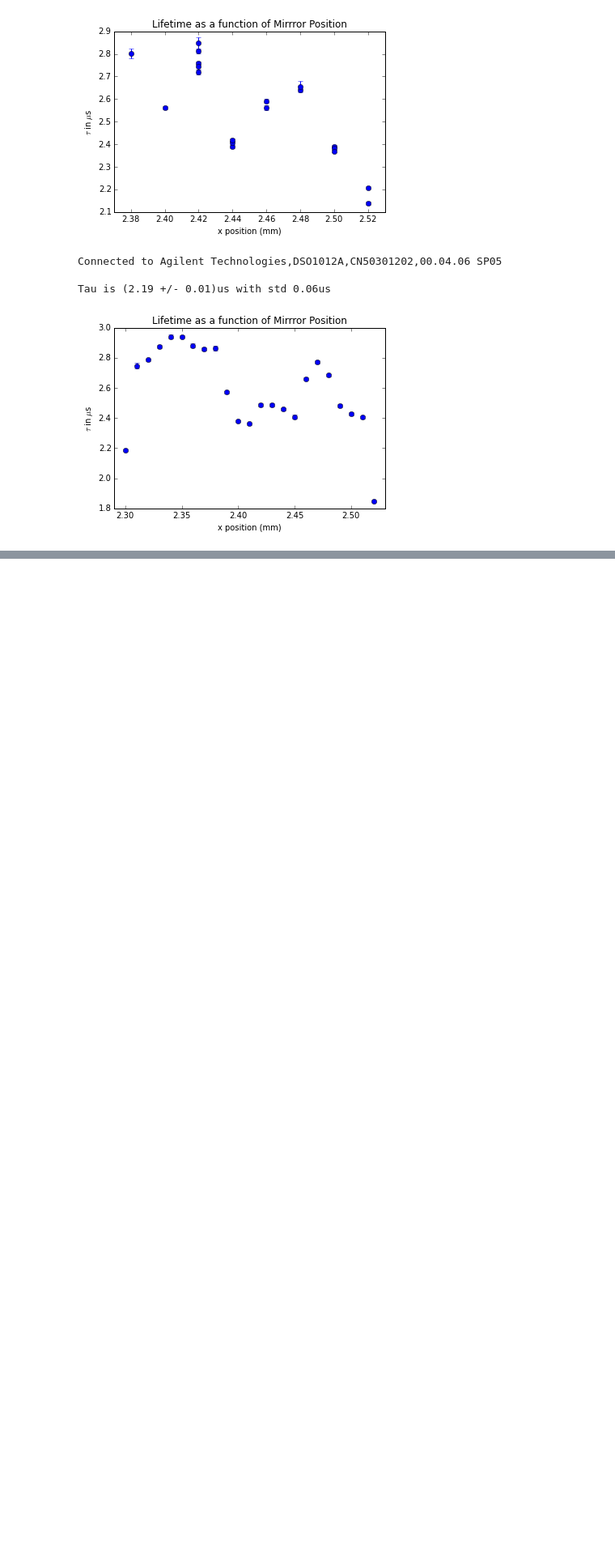
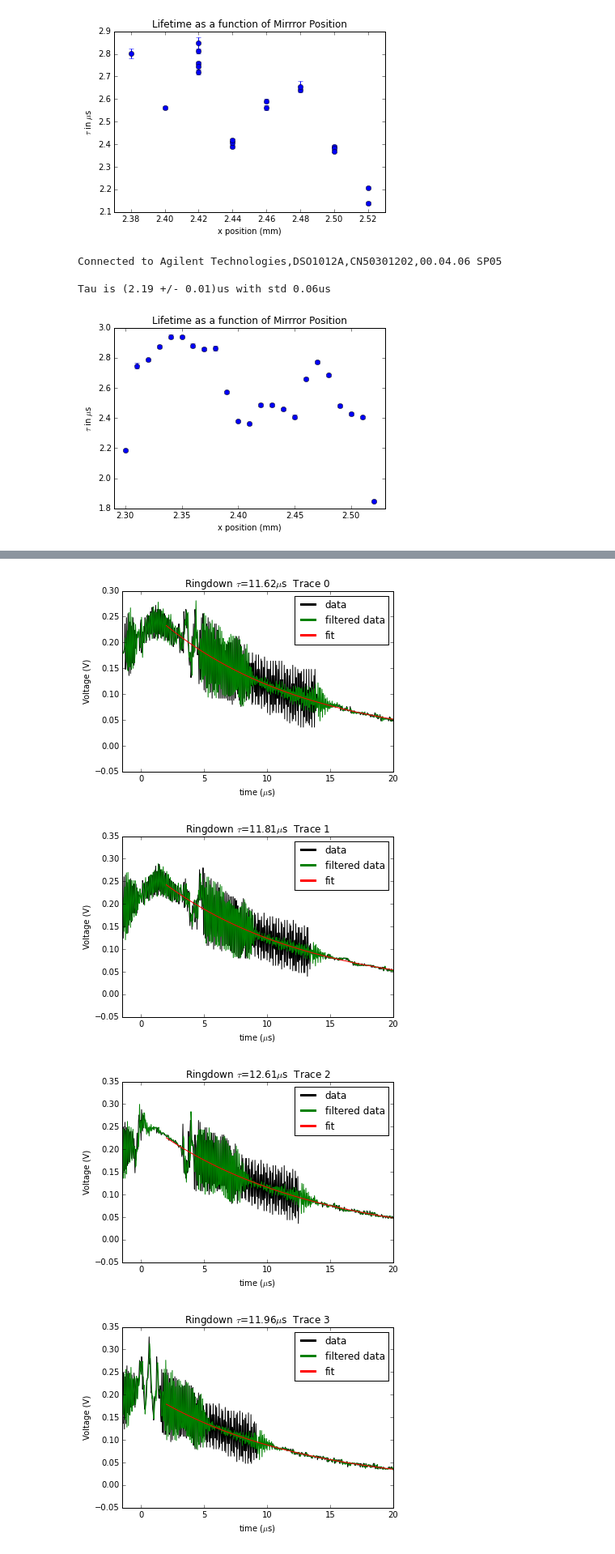
Before and after one commit to zakv/Ringdown_Scope_Code, a Jupyter notebook: Ringdown_Scope_Code.ipynb, the cells around one changed output, grey strips where cells are left out. Shown at 81% size. Cells and saved outputs as stored; diff of their text form; code cells hidden in the pictures; blank space fills up the shorter version.

```diff
--- a/Ringdown_Scope_Code.ipynb
+++ b/Ringdown_Scope_Code.ipynb
@@ -82,0 +138,8 @@ Tau is (2.33 +/- 0.01)us with std 0.07us
+# %%
+for j in range(10):
+    series.plot_ringdown(j)
+# %% [output]
+[figure, added]
+[figure, added]
+[figure, added]
+[figure, added]
```
Also changed, not shown: parts of 17 cells of this notebook.
